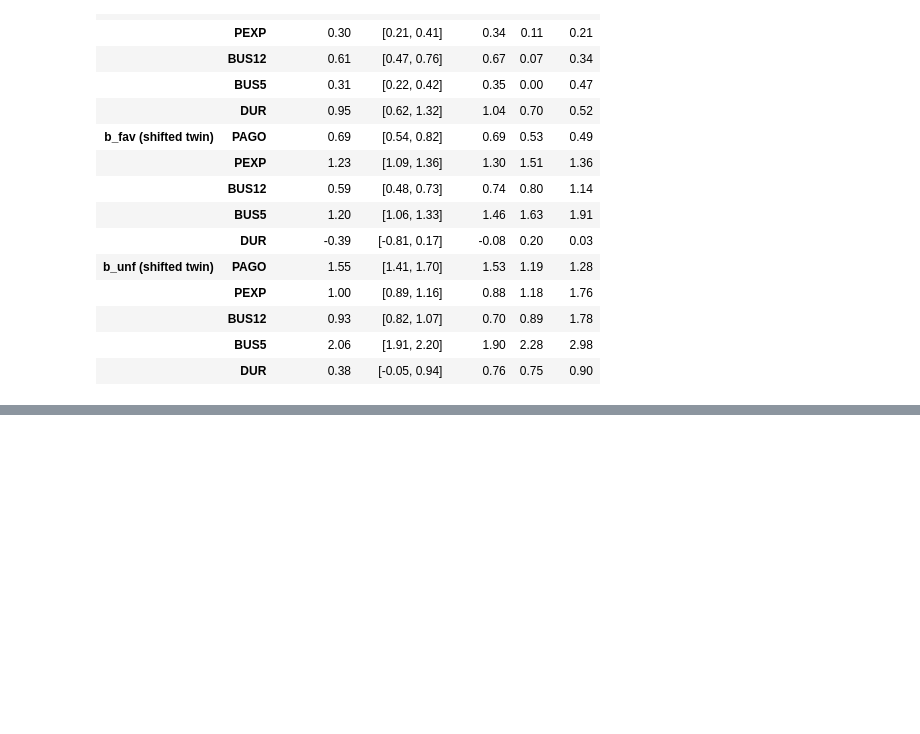
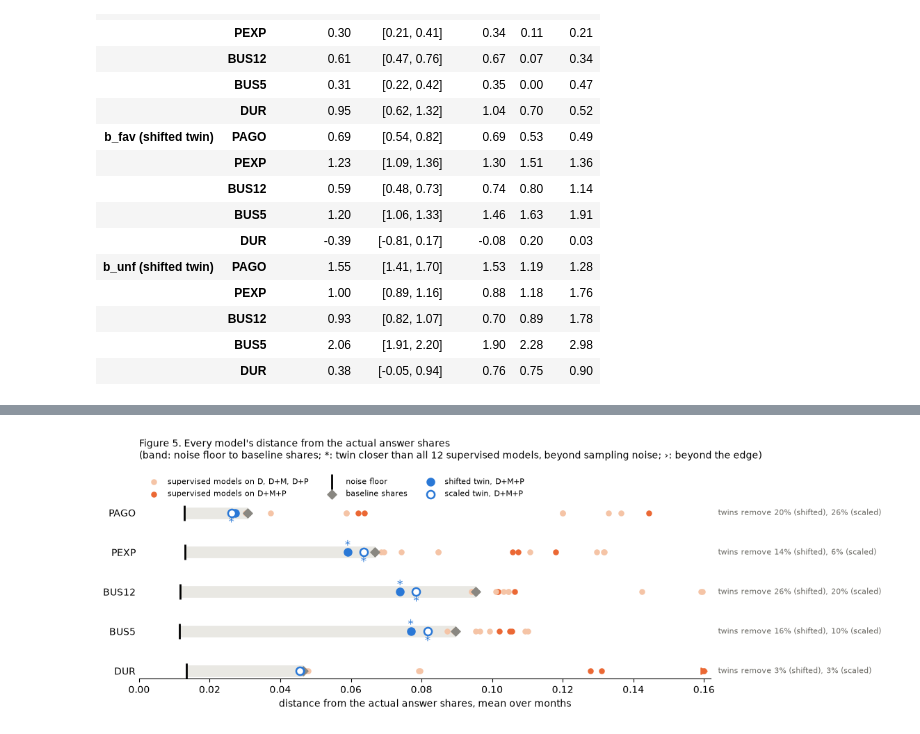
Before and after one commit to jerrydzj/state-dependent-twins, a Jupyter notebook: notebooks/06_mvp_twin_test.ipynb, the cells around one changed output, grey strips where cells are left out. Saved outputs shown, nothing was run; the diff lists cells and outputs as text; code cells hidden in the pictures; blank space fills up the shorter version.

```diff
--- a/notebooks/06_mvp_twin_test.ipynb
+++ b/notebooks/06_mvp_twin_test.ipynb
@@ -777,0 +705,50 @@ log loss by party, and the supervised models that beat the scaled twin:
+# %%
+CAL = [TWIN, SCALED]
+draws = draw_counts(test, 1000, 0)               # the scoring run's draws (N_BOOT and SEED in sdt.mvp.twin_score)
+extra = bootstrap(pred[pred.model.isin(CAL + SUPERVISED_MODELS + ['baseline'])], test,
+                  pairs=[(t, s) for t in CAL for s in SUPERVISED_MODELS] + [(TWIN, SCALED)],
+                  draws=draws).set_index(['model', 'item'])
+bounds = extra.loc[[f'{TWIN}-{LOGIT}', f'{SCALED}-{LOGIT}'], ['wasserstein_lo', 'wasserstein_hi', 'log_loss_lo', 'log_loss_hi']]
+assert np.allclose(bounds, allc.loc[bounds.index, bounds.columns], atol=1e-6)       # the scoring run's intervals
+beats = lambda t, s, i: extra.loc[(f'{t}-{s}', i), 'wasserstein_hi'] < 0           # t closer than s beyond noise
+
+dist = lambda m: allc.xs(m, level='model').wasserstein.loc[ITEMS]
+floor, base = dist('floor'), dist('baseline')
+same = [f'{f}_{DMP}' for f in ['mnl', 'ridge', 'gb']]
+# Claim check: each twin beats each supervised model on D+M+P on every item, beyond sampling noise
+assert all(beats(t, s, i) for t in CAL for s in same for i in ITEMS)
+
+EDGE = 0.16                                      # distances beyond it are drawn at the edge as ›
+fig, ax = plt.subplots(figsize=(11.5, 4.2))
+for y, item in enumerate(ITEMS):
+    ax.plot([floor[item], base[item]], [y, y], color='#e9e8e3', lw=12, solid_capstyle='butt', zorder=1)
+    removed = ', '.join(f'{(base[item] - dist(t)[item]) / (base[item] - floor[item]):.0%} ({NAMES[t].split()[0]})' for t in CAL)
+    ax.text(EDGE + 0.004, y, f'twins remove {removed}', va='center', fontsize=8, color='#6b6a64')
+for s in SUPERVISED_MODELS:
+    x, color = dist(s), ('#eb6834' if s.endswith(DMP) else '#f5c4a6')
+    ax.scatter(x.clip(upper=EDGE).values, range(len(ITEMS)), s=26, color=color, zorder=2,
+               marker='o', label=None)
+    out = x > EDGE
+    ax.scatter(np.full(out.sum(), EDGE), np.flatnonzero(out), s=40, color=color, marker='>', zorder=2)
+ax.scatter([], [], s=26, color='#f5c4a6', label='supervised models on D, D+M, D+P')
+ax.scatter([], [], s=26, color='#eb6834', label='supervised models on D+M+P')
+ax.scatter(floor.values, range(len(ITEMS)), marker='|', color='black', s=240, linewidths=2, zorder=3, label='noise floor')
+ax.scatter(base.values, range(len(ITEMS)), marker='D', color='#898781', s=45, zorder=3, label='baseline shares')
+ax.scatter(dist(TWIN).values, range(len(ITEMS)), marker='o', color='#2a78d6', s=64, zorder=4, label='shifted twin, D+M+P')
+ax.scatter(dist(SCALED).values, range(len(ITEMS)), marker='o', facecolors='white', edgecolors='#2a78d6', s=64,
+           linewidths=1.8, zorder=4, label='scaled twin, D+M+P')
+for k, t in enumerate(CAL):                      # *: beats all 12 supervised models beyond sampling noise
+    for y, item in enumerate(ITEMS):
+        if all(beats(t, s, item) for s in SUPERVISED_MODELS):
+            ax.annotate('*', (dist(t)[item], y), xytext=(-3, 4 if k == 0 else -13), textcoords='offset points',
+                        fontsize=12, color='#2a78d6')
+ax.set_yticks(range(len(ITEMS)), ITEMS); ax.invert_yaxis(); ax.set_xlim(0, EDGE + 0.002)
+ax.set_xlabel('distance from the actual answer shares, mean over months')
+ax.spines[['top', 'right', 'left']].set_visible(False); ax.tick_params(axis='y', length=0)
+ax.legend(frameon=False, fontsize=8, ncol=3, loc='lower left', bbox_to_anchor=(0, 1.0))
+ax.set_title('Figure 5. Every model\'s distance from the actual answer shares\n(band: noise floor to baseline shares; '
+             '*: twin closer than all 12 supervised models, beyond sampling noise; ›: beyond the edge)',
+             loc='left', fontsize=10, pad=48)
+plt.tight_layout(); plt.show()
+# %% [output]
+[figure, added]
```
Also changed, not shown: parts of 35 cells of this notebook.
